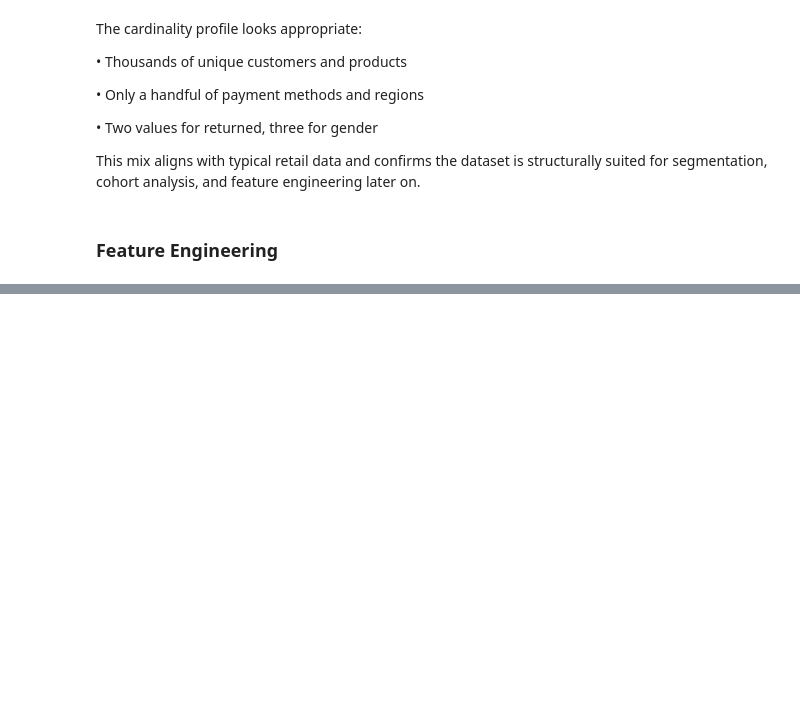
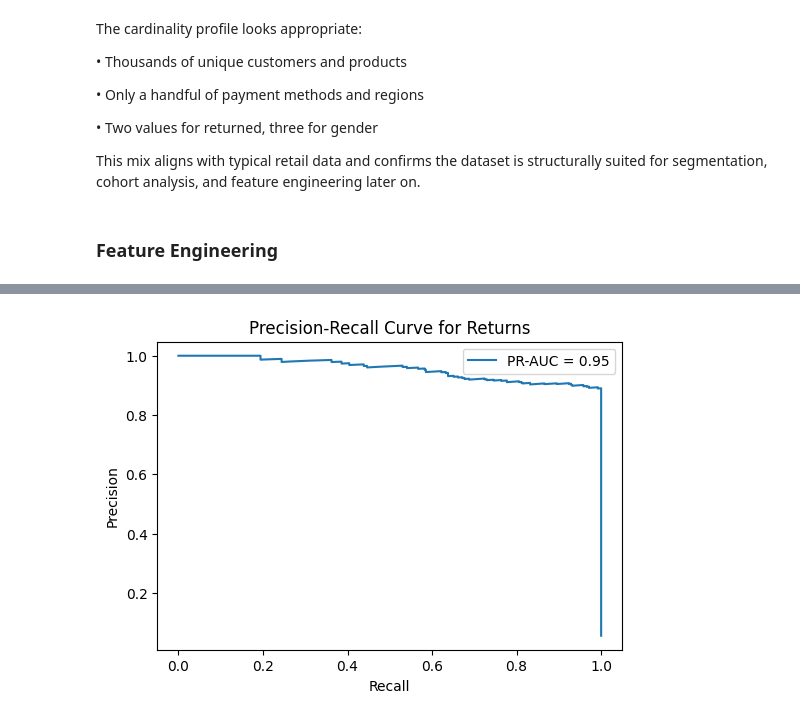
Before and after one commit to clemweb3/E-commerce-Data-Insights-Dashboard, a Jupyter notebook: ecommerce_bi_dashboard.ipynb, the cells around one changed output, grey strips where cells are left out. Drawn from its saved outputs; the diff is of its cells as text; code cells hidden in the pictures; blank space fills up the shorter version.

```diff
--- a/ecommerce_bi_dashboard.ipynb
+++ b/ecommerce_bi_dashboard.ipynb
@@ -308,0 +317,79 @@ Name: count, dtype: int64
+# %%
+# --- 1. Define features ---
+numeric_features = [
+    'delivery_speed', 'total_cost_ratio', 'past_orders', 'past_returns',
+    'product_return_rate', 'customer_age'
+]
+categorical_features = [
+    'discount_bucket', 'order_value_segment', 'payment_method', 'region', 'customer_gender'
+]
+
+X = df_fe[numeric_features + categorical_features]
+y = df_fe['returned_flag']
+
+# --- 2. Train/test split ---
+X_train, X_test, y_train, y_test = train_test_split(
+    X, y, test_size=0.2, random_state=42, stratify=y
+)
+
+# --- 3. Preprocessing ---
+preprocessor = ColumnTransformer(
+    transformers=[
+        ('num', StandardScaler(), numeric_features),
+        ('cat', OneHotEncoder(drop='first'), categorical_features)
+    ]
+)
+
+# --- 4a. Logistic Regression ---
+clf_lr = Pipeline([
+    ('preprocessor', preprocessor),
+    ('classifier', LogisticRegression(class_weight={0:1, 1:10}, random_state=42))
+])
+clf_lr.fit(X_train, y_train)
+y_proba_lr = clf_lr.predict_proba(X_test)[:,1]
+threshold_lr = 0.3
+y_pred_lr = (y_proba_lr > threshold_lr).astype(int)
+
+print("Logistic Regression Confusion Matrix:\n", confusion_matrix(y_test, y_pred_lr))
+print("\nClassification Report:\n", classification_report(y_test, y_pred_lr))
+print("\nROC-AUC Score:", roc_auc_score(y_test, y_proba_lr))
+
+# --- 4b. Random Forest ---
+rf = Pipeline([
+    ('preprocessor', preprocessor),
+    ('classifier', RandomForestClassifier(
+        n_estimators=300,
+        max_depth=8,
+        class_weight='balanced_subsample',
+        random_state=42
+    ))
+])
+rf.fit(X_train, y_train)
+y_proba_rf = rf.predict_proba(X_test)[:,1]
+threshold_rf = 0.25
+y_pred_rf = (y_proba_rf > threshold_rf).astype(int)
+
+print("Random Forest Confusion Matrix:\n", confusion_matrix(y_test, y_pred_rf))
+print("\nClassification Report:\n", classification_report(y_test, y_pred_rf))
+print("\nROC-AUC Score:", roc_auc_score(y_test, y_proba_rf))
+
+# --- 5. Feature importance (Random Forest) ---
+feature_names = numeric_features + list(rf.named_steps['preprocessor'].transformers_[1][1].get_feature_names_out(categorical_features))
+importances = rf.named_steps['classifier'].feature_importances_
+indices = np.argsort(importances)[::-1]
+
+print("\nFeature Importance (Random Forest):")
+for i in indices:
+    print(f"{feature_names[i]}: {importances[i]:.3f}")
+
+# --- 6. Optional: PR curve ---
+precision, recall, _ = precision_recall_curve(y_test, y_proba_rf)
+pr_auc = auc(recall, precision)
+plt.figure(figsize=(6,4))
+plt.plot(recall, precision, label=f'PR-AUC = {pr_auc:.2f}')
+plt.xlabel('Recall')
+plt.ylabel('Precision')
+plt.title('Precision-Recall Curve for Returns')
+plt.legend()
+plt.show()
+# %% [output]
@@ -308,0 +413 @@ Name: count, dtype: int64
+[figure, added]
```
Also changed, not shown: parts of 9 cells of this notebook.
